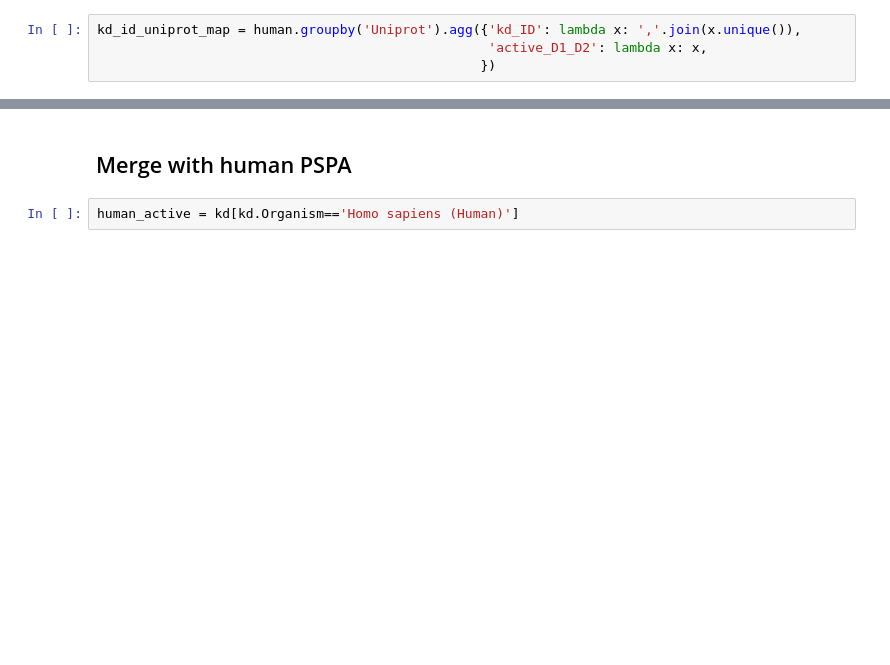
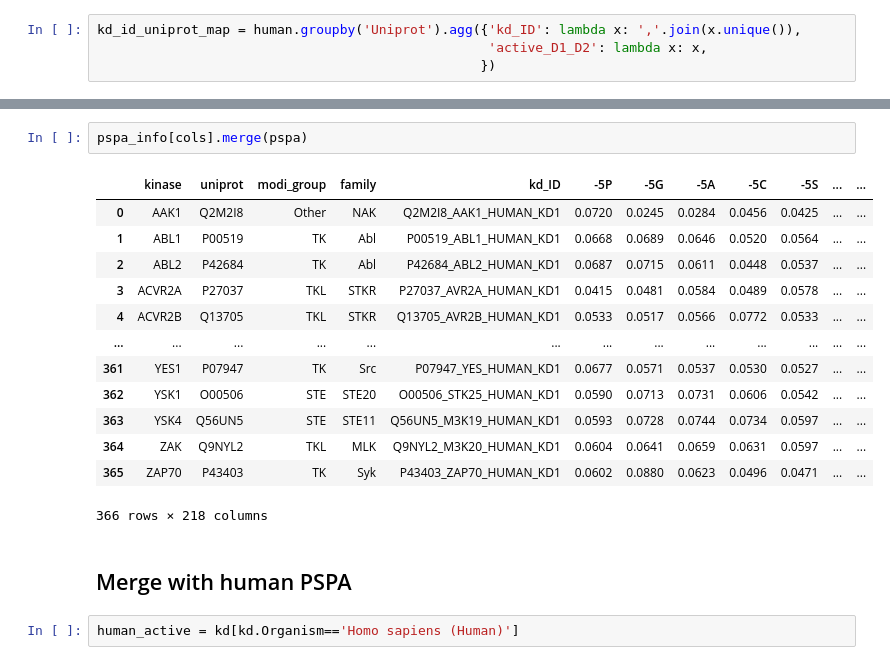
Before and after one commit to sky1ove/katlas, a Jupyter notebook: nbs/paper/kd_03_merge_human.ipynb, the cells around one changed output, grey strips where cells are left out. Cells and saved outputs as stored; diff of their text form; blank space fills up the shorter version.

```diff
--- a/nbs/paper/kd_03_merge_human.ipynb
+++ b/nbs/paper/kd_03_merge_human.ipynb
@@ -57,3 +100,19 @@ human[human.Uniprot.duplicated(keep=False)][['kd_ID','active_D1_D2']]
+# %%
+pspa_info[cols].merge(pspa)
+# %% [output]
+|  | kinase | uniprot | modi_group | family | kd_ID | -5P | -5G | -5A | -5C | -5S | ... | ... |
+| 0 | AAK1 | Q2M2I8 | Other | NAK | Q2M2I8_AAK1_HUMAN_KD1 | 0.0720 | 0.0245 | 0.0284 | 0.0456 | 0.0425 | ... | ... |
+| 1 | ABL1 | P00519 | TK | Abl | P00519_ABL1_HUMAN_KD1 | 0.0668 | 0.0689 | 0.0646 | 0.0520 | 0.0564 | ... | ... |
+| 2 | ABL2 | P42684 | TK | Abl | P42684_ABL2_HUMAN_KD1 | 0.0687 | 0.0715 | 0.0611 | 0.0448 | 0.0537 | ... | ... |
+| 3 | ACVR2A | P27037 | TKL | STKR | P27037_AVR2A_HUMAN_KD1 | 0.0415 | 0.0481 | 0.0584 | 0.0489 | 0.0578 | ... | ... |
+| 4 | ACVR2B | Q13705 | TKL | STKR | Q13705_AVR2B_HUMAN_KD1 | 0.0533 | 0.0517 | 0.0566 | 0.0772 | 0.0533 | ... | ... |
+| ... | ... | ... | ... | ... | ... | ... | ... | ... | ... | ... | ... | ... |
+| 361 | YES1 | P07947 | TK | Src | P07947_YES_HUMAN_KD1 | 0.0677 | 0.0571 | 0.0537 | 0.0530 | 0.0527 | ... | ... |
+| 362 | YSK1 | O00506 | STE | STE20 | O00506_STK25_HUMAN_KD1 | 0.0590 | 0.0713 | 0.0731 | 0.0606 | 0.0542 | ... | ... |
+| 363 | YSK4 | Q56UN5 | STE | STE11 | Q56UN5_M3K19_HUMAN_KD1 | 0.0593 | 0.0728 | 0.0744 | 0.0734 | 0.0597 | ... | ... |
+| 364 | ZAK | Q9NYL2 | TKL | MLK | Q9NYL2_M3K20_HUMAN_KD1 | 0.0604 | 0.0641 | 0.0659 | 0.0631 | 0.0597 | ... | ... |
+| 365 | ZAP70 | P43403 | TK | Syk | P43403_ZAP70_HUMAN_KD1 | 0.0602 | 0.0880 | 0.0623 | 0.0496 | 0.0471 | ... | ... |
+366 rows × 218 columns
 # %% [markdown]
 ## Merge with human PSPA
 # %%
```
Also changed, not shown: parts of 17 cells of this notebook, 8 other files.
